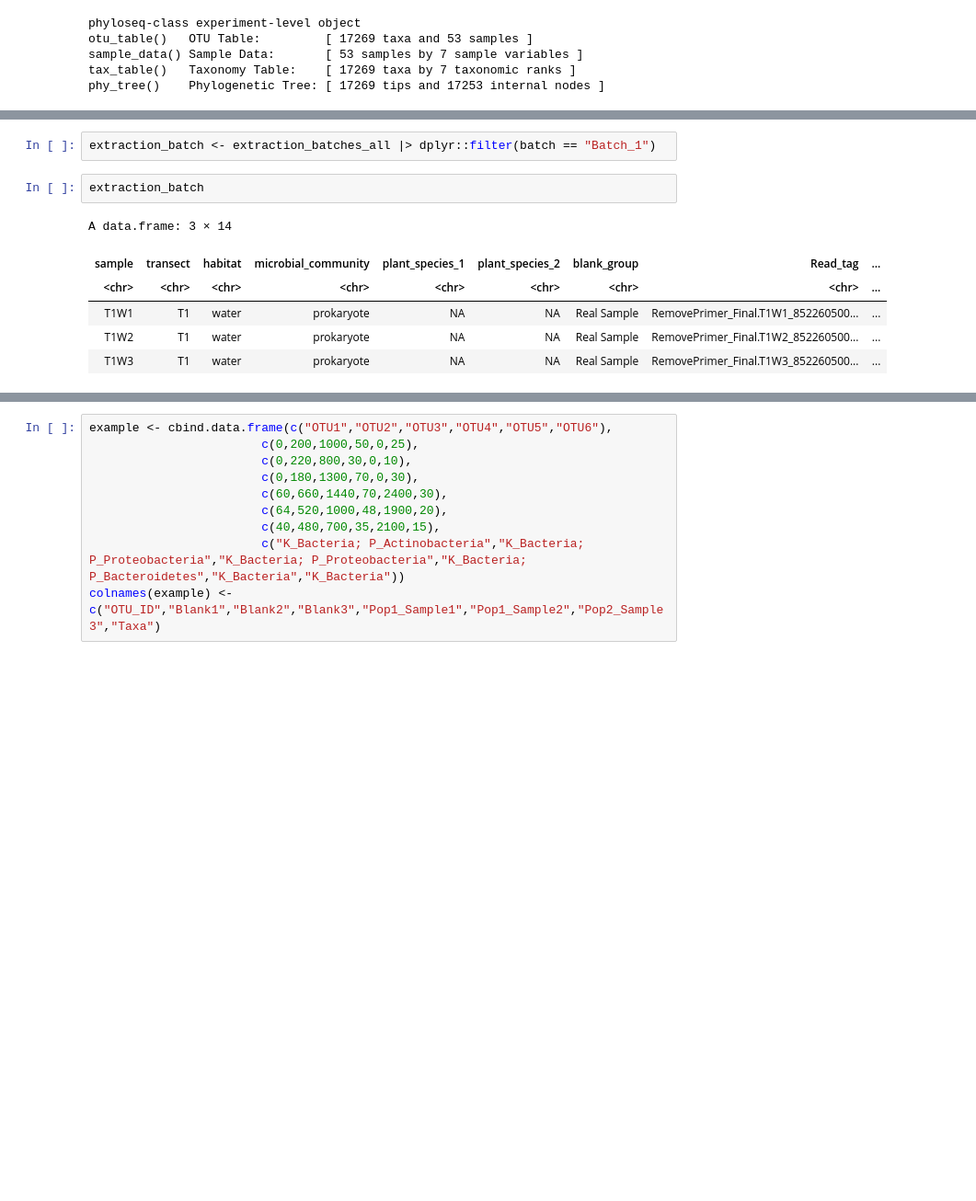
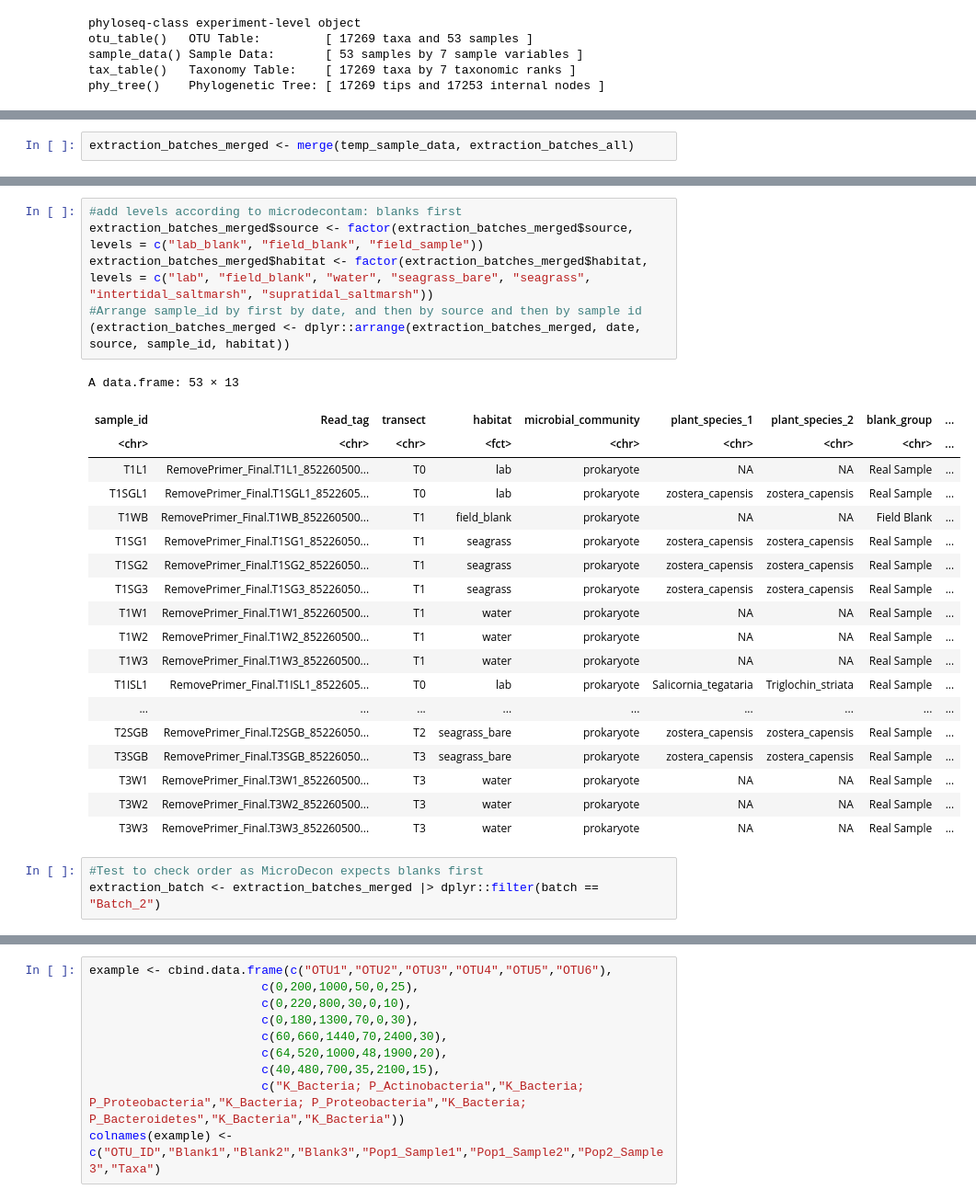
Before and after one commit to PiscatorX/Skunkworks, a Jupyter notebook: Batch_microdecontam/batch_decontam.ipynb, the cells around one changed output, grey strips where cells are left out. Shown at 92% size. Saved outputs shown, nothing was run; the diff lists cells and outputs as text; blank space fills up the shorter version.

Commit message:
order files as expected by function

```diff
--- a/Batch_microdecontam/batch_decontam.ipynb
+++ b/Batch_microdecontam/batch_decontam.ipynb
@@ -120,0 +125,2 @@ extraction_batches_all$lab_blank
+# %%
+extraction_batches_merged <- merge(temp_sample_data, extraction_batches_all)
@@ -121,11 +132,29 @@ extraction_batches_all$lab_blank
+# %%
+#add levels according to microdecontam: blanks first
+extraction_batches_merged$source <- factor(extraction_batches_merged$source, levels = c("lab_blank", "field_blank", "field_sample"))
+extraction_batches_merged$habitat <- factor(extraction_batches_merged$habitat, levels = c("lab", "field_blank", "water", "seagrass_bare", "seagrass", "intertidal_saltmarsh", "supratidal_saltmarsh"))
+#Arrange sample_id by first by date, and then by source and then by sample id
+(extraction_batches_merged <- dplyr::arrange(extraction_batches_merged, date, source, sample_id, habitat))
+# %% [output]
+A data.frame: 53 × 13
+| sample_id | Read_tag | transect | habitat | microbial_community | plant_species_1 | plant_species_2 | blank_group | ... |
+| <chr> | <chr> | <chr> | <fct> | <chr> | <chr> | <chr> | <chr> | ... |
+| T1L1 | RemovePrimer_Final.T1L1_852260500... | T0 | lab | prokaryote | NA | NA | Real Sample | ... |
+| T1SGL1 | RemovePrimer_Final.T1SGL1_8522605... | T0 | lab | prokaryote | zostera_capensis | zostera_capensis | Real Sample | ... |
+| T1WB | RemovePrimer_Final.T1WB_852260500... | T1 | field_blank | prokaryote | NA | NA | Field Blank | ... |
+| T1SG1 | RemovePrimer_Final.T1SG1_85226050... | T1 | seagrass | prokaryote | zostera_capensis | zostera_capensis | Real Sample | ... |
+| T1SG2 | RemovePrimer_Final.T1SG2_85226050... | T1 | seagrass | prokaryote | zostera_capensis | zostera_capensis | Real Sample | ... |
+| T1SG3 | RemovePrimer_Final.T1SG3_85226050... | T1 | seagrass | prokaryote | zostera_capensis | zostera_capensis | Real Sample | ... |
+| T1W1 | RemovePrimer_Final.T1W1_852260500... | T1 | water | prokaryote | NA | NA | Real Sample | ... |
+| T1W2 | RemovePrimer_Final.T1W2_852260500... | T1 | water | prokaryote | NA | NA | Real Sample | ... |
+| T1W3 | RemovePrimer_Final.T1W3_852260500... | T1 | water | prokaryote | NA | NA | Real Sample | ... |
+| T1ISL1 | RemovePrimer_Final.T1ISL1_8522605... | T0 | lab | prokaryote | Salicornia_tegataria | Triglochin_striata | Real Sample | ... |
+| ... | ... | ... | ... | ... | ... | ... | ... | ... |
+| T2SGB | RemovePrimer_Final.T2SGB_85226050... | T2 | seagrass_bare | prokaryote | zostera_capensis | zostera_capensis | Real Sample | ... |
+| T3SGB | RemovePrimer_Final.T3SGB_85226050... | T3 | seagrass_bare | prokaryote | zostera_capensis | zostera_capensis | Real Sample | ... |
+| T3W1 | RemovePrimer_Final.T3W1_852260500... | T3 | water | prokaryote | NA | NA | Real Sample | ... |
+| T3W2 | RemovePrimer_Final.T3W2_852260500... | T3 | water | prokaryote | NA | NA | Real Sample | ... |
+| T3W3 | RemovePrimer_Final.T3W3_852260500... | T3 | water | prokaryote | NA | NA | Real Sample | ... |
 # %%
-extraction_batch <- extraction_batches_all |> dplyr::filter(batch == "Batch_1")
+#Test to check order as MicroDecon expects blanks first
+extraction_batch <- extraction_batches_merged |> dplyr::filter(batch == "Batch_2")
-# %%
-extraction_batch
-# %% [output]
-A data.frame: 3 × 14
-| sample | transect | habitat | microbial_community | plant_species_1 | plant_species_2 | blank_group | Read_tag | ... |
-| <chr> | <chr> | <chr> | <chr> | <chr> | <chr> | <chr> | <chr> | ... |
-| T1W1 | T1 | water | prokaryote | NA | NA | Real Sample | RemovePrimer_Final.T1W1_852260500... | ... |
-| T1W2 | T1 | water | prokaryote | NA | NA | Real Sample | RemovePrimer_Final.T1W2_852260500... | ... |
-| T1W3 | T1 | water | prokaryote | NA | NA | Real Sample | RemovePrimer_Final.T1W3_852260500... | ... |
```
Also changed, not shown: parts of 31 cells of this notebook.
